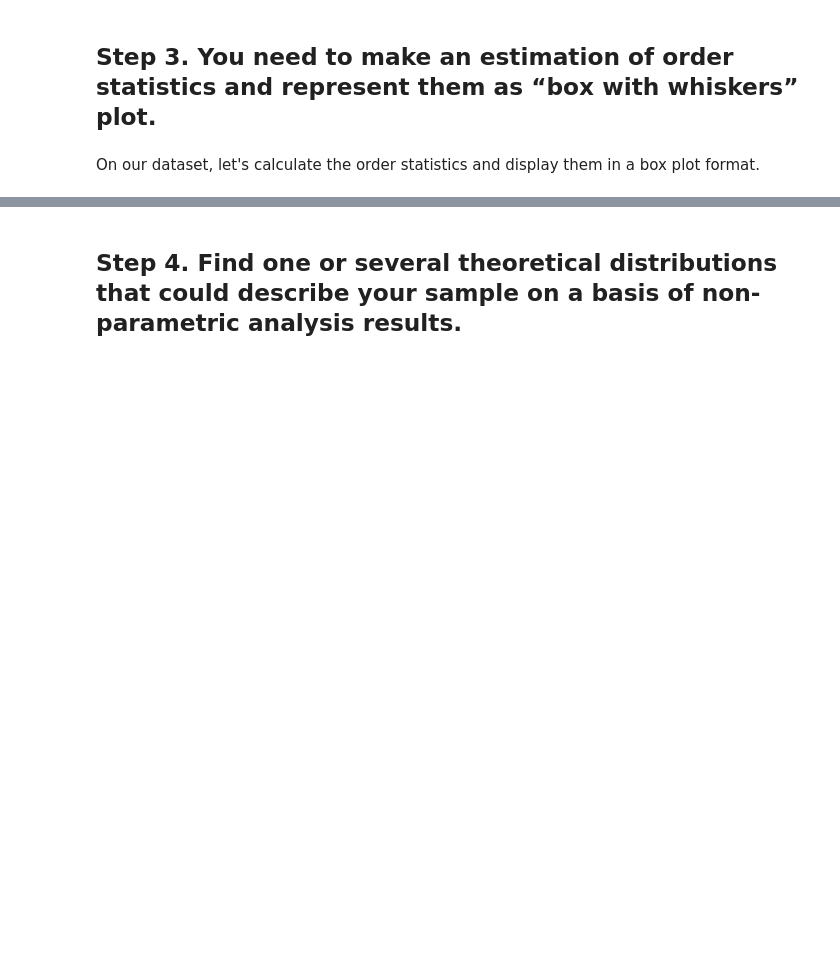
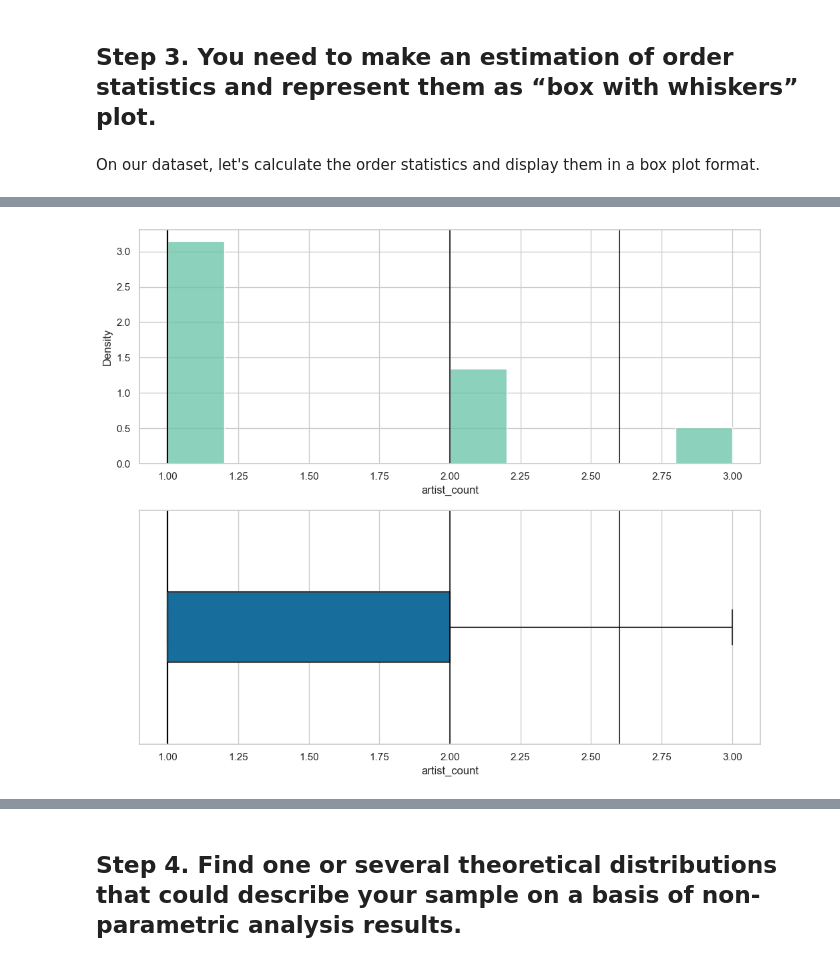
Before and after one commit to THECODEDEMOGORGON/multivariate_data_analysis, a Jupyter notebook: task1.ipynb, the cells around one changed output, grey strips where cells are left out. Saved outputs shown, nothing was run; the diff lists cells and outputs as text; code cells hidden in the pictures; blank space fills up the shorter version.

```diff
--- a/task1.ipynb
+++ b/task1.ipynb
@@ -147,4 +149,25 @@ plt.show()
 # %% [markdown]
 ## Step 3. You need to make an estimation of order statistics and represent them as “box with whiskers” plot.
+# %%
+def return_quantile(array):
+    quantiles = [0.1, 0.25, 0.5, 0.75, 0.9]
+    return np.quantile(array, quantiles)
+
+def plot_box(array, label):
+    fig, ax = plt.subplots(2, 1, figsize=(12, 10))
+    sns.set(style='whitegrid', palette='colorblind')
+
+    sns.histplot(array, ax=ax[0], kde=False, stat='density')
+    sns.boxplot(x=array, ax=ax[1], width=0.3)
+
+    ax[0].set_xlabel(label)
+    ax[1].set_xlabel(label)
+
+    quantiles = return_quantile(array)
+    for quantile in quantiles:
+        for axes in ax:
+            axes.axvline(quantile, color='black', alpha=0.75)
+
+    plt.show()
 # %% [markdown]
 On our dataset, let's calculate the order statistics and display them in a box plot format.
@@ -201,0 +174,4 @@ Standard Deviation: 86.4414929326428
+# %%
+plot_box(IQR(data.artist_count), 'artist_count')
+# %% [output]
+[figure, added]
```
Also changed, not shown: parts of 6 cells of this notebook.
